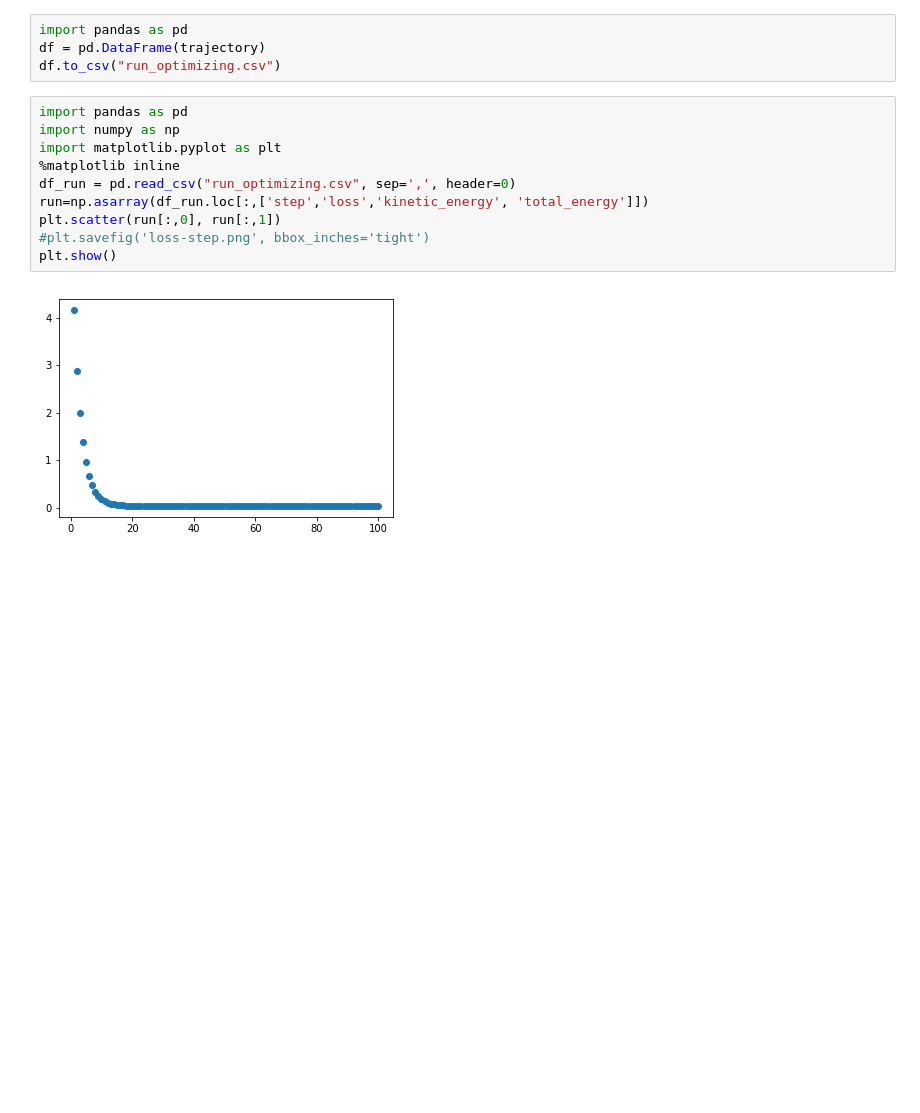
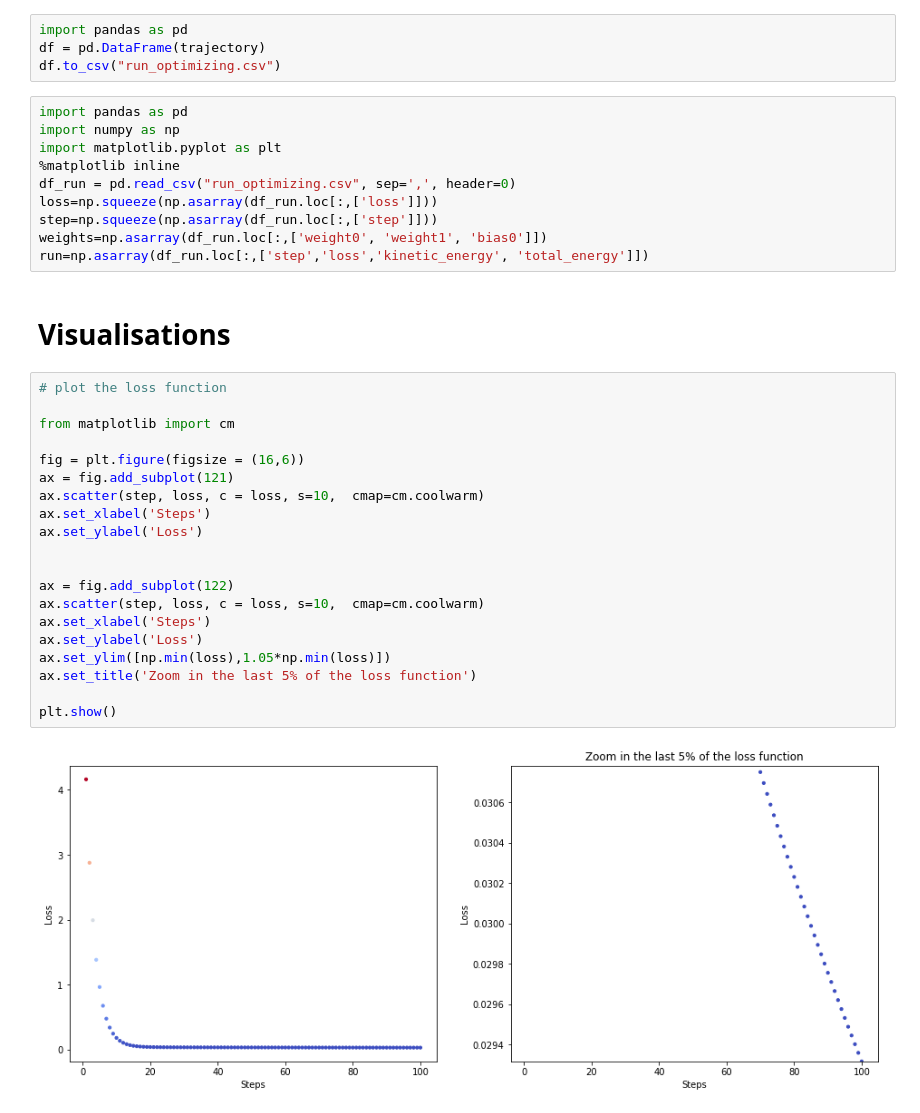
Before and after one commit to alan-turing-institute/ThermodynamicAnalyticsToolkit, a Jupyter notebook: examples/iPython/Optimizing_the_network.ipynb, the cells around one changed output. Cells and saved outputs as stored; diff of their text form; blank space fills up the shorter version.

```diff
--- a/examples/iPython/Optimizing_the_network.ipynb
+++ b/examples/iPython/Optimizing_the_network.ipynb
@@ -53,9 +51,31 @@ import numpy as np
 import matplotlib.pyplot as plt
 %matplotlib inline
 df_run = pd.read_csv("run_optimizing.csv", sep=',', header=0)
+loss=np.squeeze(np.asarray(df_run.loc[:,['loss']]))
+step=np.squeeze(np.asarray(df_run.loc[:,['step']]))
+weights=np.asarray(df_run.loc[:,['weight0', 'weight1', 'bias0']])
 run=np.asarray(df_run.loc[:,['step','loss','kinetic_energy', 'total_energy']])
-plt.scatter(run[:,0], run[:,1])
-#plt.savefig('loss-step.png', bbox_inches='tight')
-plt.show()
-# %% [output]
-[figure, removed]
+# %% [markdown]
+# Visualisations
+# %%
+# plot the loss function
+
+from matplotlib import cm
+
+fig = plt.figure(figsize = (16,6))
+ax = fig.add_subplot(121)
+ax.scatter(step, loss, c = loss, s=10,  cmap=cm.coolwarm)
+ax.set_xlabel('Steps')
+ax.set_ylabel('Loss')
+
+
+ax = fig.add_subplot(122)
+ax.scatter(step, loss, c = loss, s=10,  cmap=cm.coolwarm)
+ax.set_xlabel('Steps')
+ax.set_ylabel('Loss')
+ax.set_ylim([np.min(loss),1.05*np.min(loss)])
+ax.set_title('Zoom in the last 5% of the loss function')
+
+plt.show()
+# %% [output]
+[figure, added]
```
Also changed, not shown: parts of 2 cells of this notebook, 3 other files.
